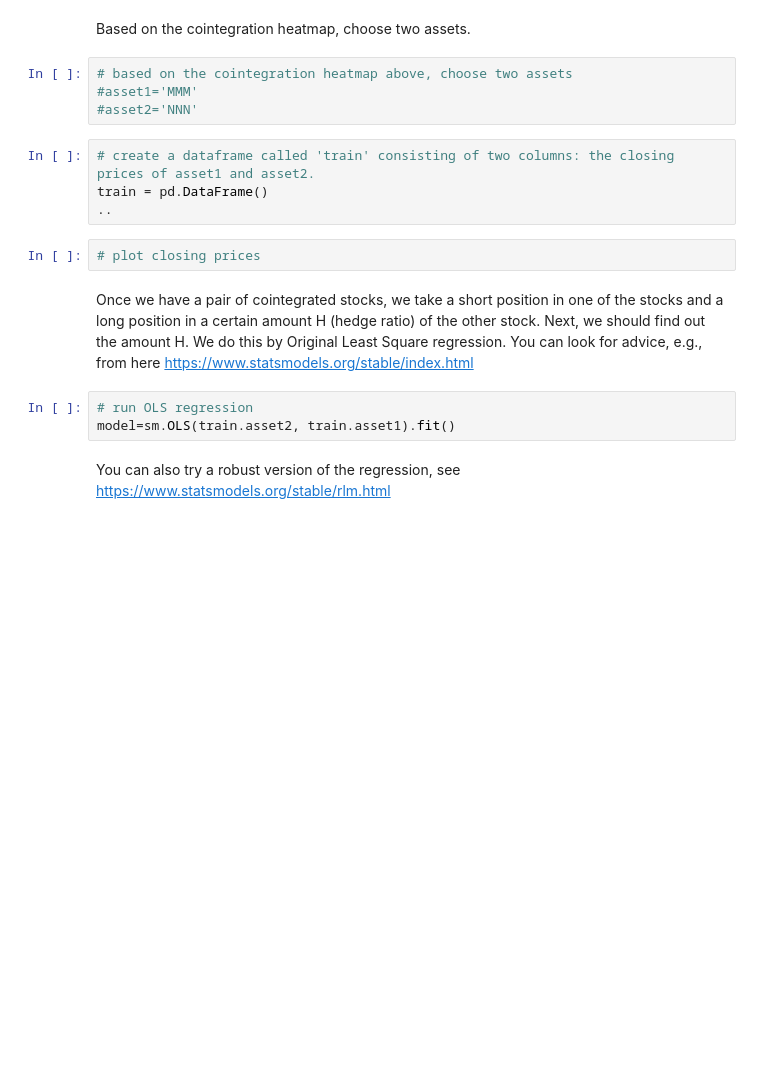
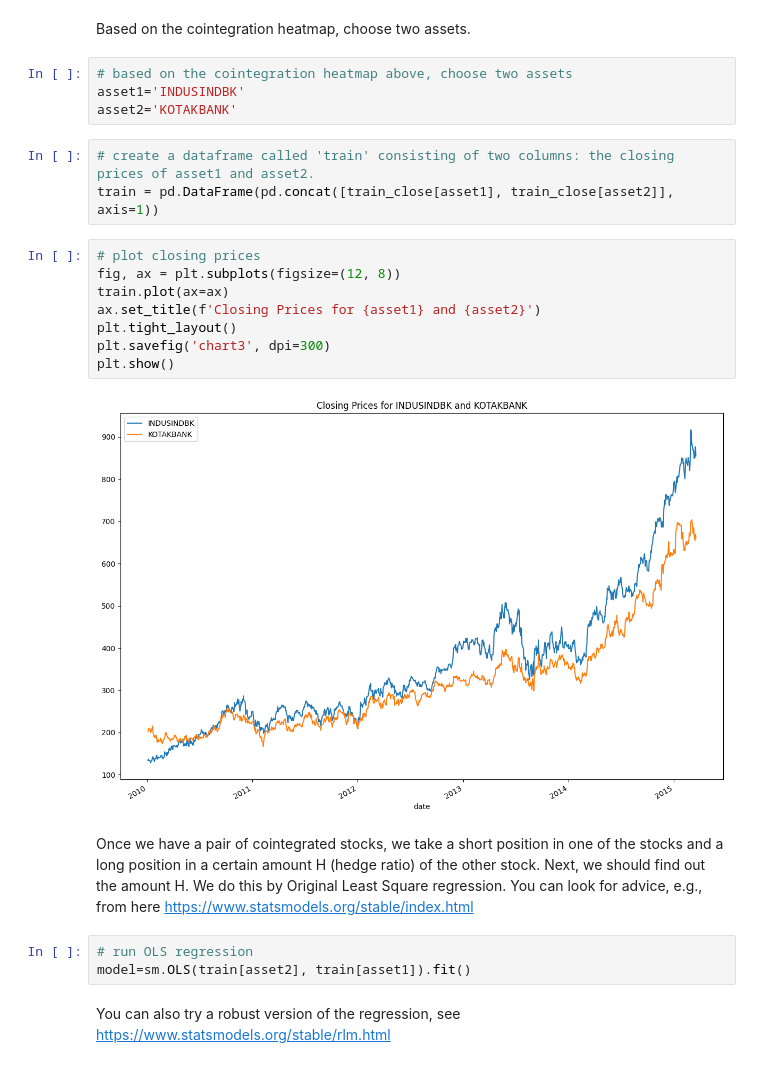
Before and after one commit to temef/FIRMA_ml, a Jupyter notebook: Exercise2/Exercise 2C/execise_2C_short_pairstrading.ipynb, the cells around one changed output. Cells and saved outputs as stored; diff of their text form; blank space fills up the shorter version.

```diff
--- a/Exercise2/Exercise 2C/execise_2C_short_pairstrading.ipynb
+++ b/Exercise2/Exercise 2C/execise_2C_short_pairstrading.ipynb
@@ -198,19 +234,26 @@ plt.show()
 Based on the cointegration heatmap, choose two assets.
 # %%
 # based on the cointegration heatmap above, choose two assets
-#asset1='MMM'
-#asset2='NNN'
+asset1='INDUSINDBK'
+asset2='KOTAKBANK'
 # %%
 # create a dataframe called 'train' consisting of two columns: the closing prices of asset1 and asset2.
-train = pd.DataFrame()
-..
+train = pd.DataFrame(pd.concat([train_close[asset1], train_close[asset2]], axis=1))
-# %%
-# plot closing prices
+# %%
+# plot closing prices
+fig, ax = plt.subplots(figsize=(12, 8))
+train.plot(ax=ax)
+ax.set_title(f'Closing Prices for {asset1} and {asset2}')
+plt.tight_layout()
+plt.savefig('chart3', dpi=300)
+plt.show()
+# %% [output]
+[figure, added]
 # %% [markdown]
 Once we have a pair of cointegrated stocks, we take a short position in one of the stocks and a long position in a certain amount H (hedge ratio) of the other stock. Next, we should find out the amount H. We do this by Original Least Square regression. You can look for advice, e.g., from here https://www.statsmodels.org/stable/index.html
 # %%
 # run OLS regression
-model=sm.OLS(train.asset2, train.asset1).fit()
+model=sm.OLS(train[asset2], train[asset1]).fit()
 # %% [markdown]
 You can also try a robust version of the regression, see https://www.statsmodels.org/stable/rlm.html
 # %%
```
Also changed, not shown: parts of 28 cells of this notebook, 7 other files.
